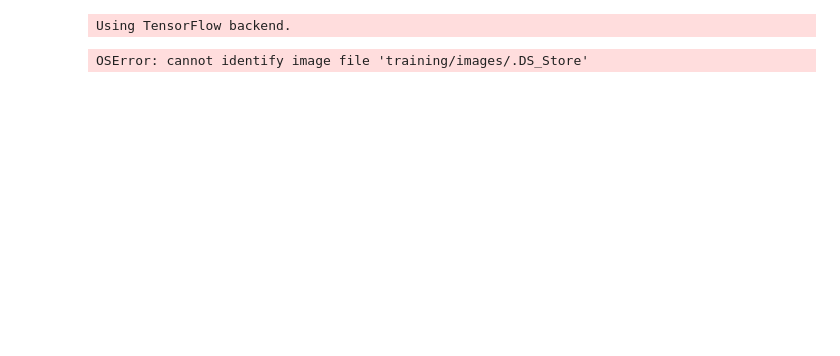
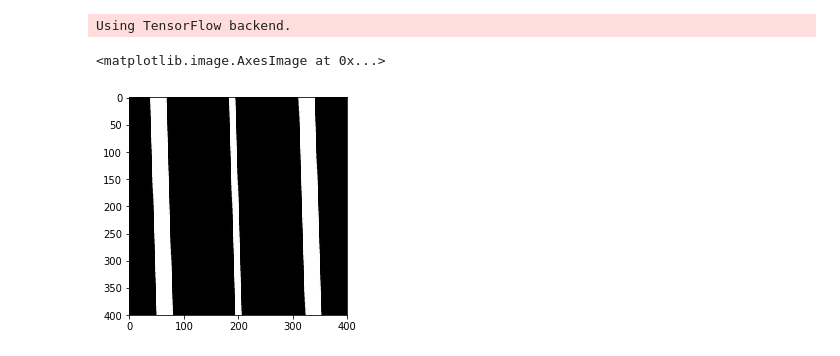
Before and after one commit to yklose/Road-Segmentation, a Jupyter notebook: Road Segmentation/Image_expansion.ipynb, the cells around one changed output. Saved outputs shown, nothing was run; the diff lists cells and outputs as text; code cells hidden in the pictures; blank space fills up the shorter version.

Commit message:
Image expansion batches

```diff
--- a/Road Segmentation/Image_expansion.ipynb
+++ b/Road Segmentation/Image_expansion.ipynb
@@ -39,8 +39,11 @@ def load_images(path, x=True):
 # %%
 x_train = load_images(path_train_x)
 y_train = load_images(path_train_y, x=False)
+
+plt.imshow(y_train[0][:,:,0], cmap="gray")
 # %% [output]
-OSError: cannot identify image file 'training/images/.DS_Store'
+<matplotlib.image.AxesImage at 0x...>
+[figure, added]
 # %%
 #Arguments for dataset expansion
 
```
Also changed, not shown: parts of 2 cells of this notebook.
